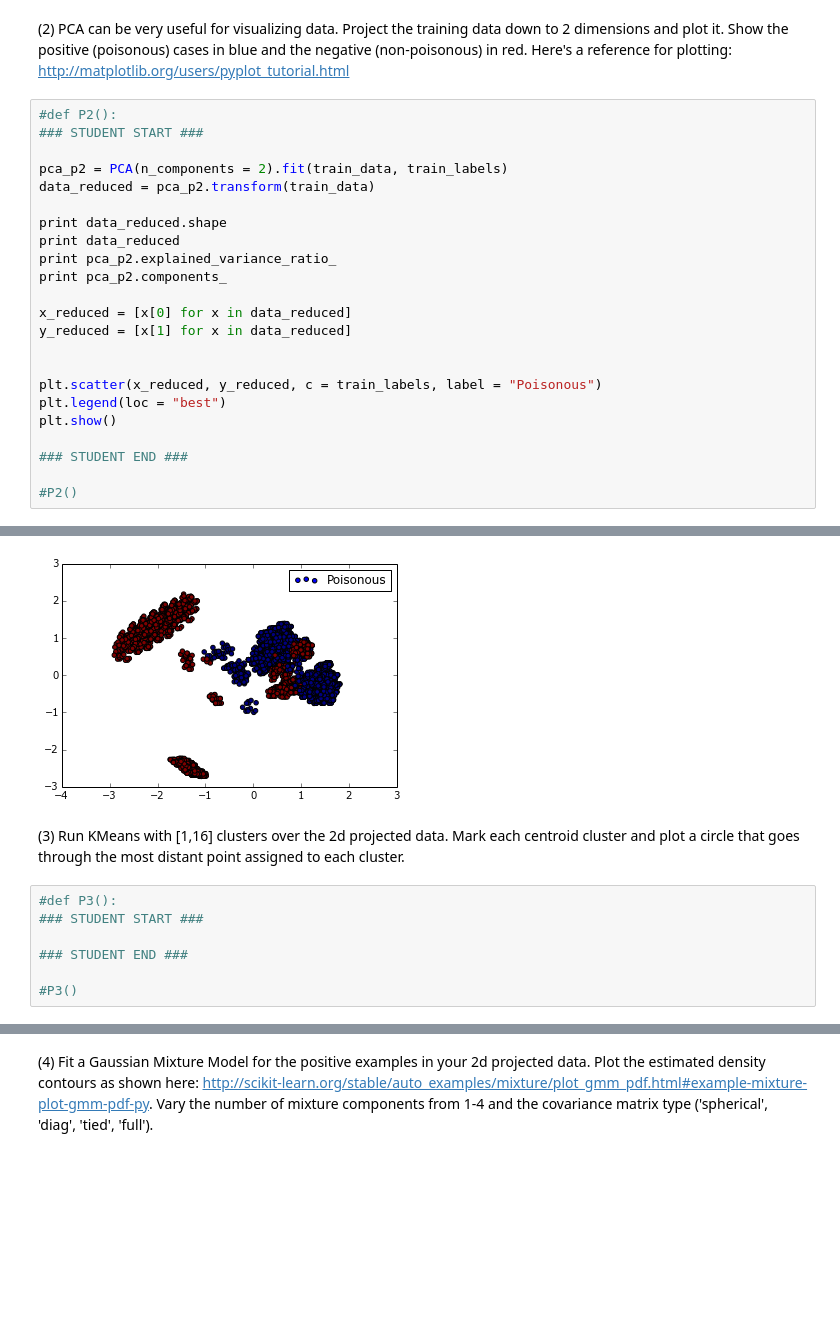
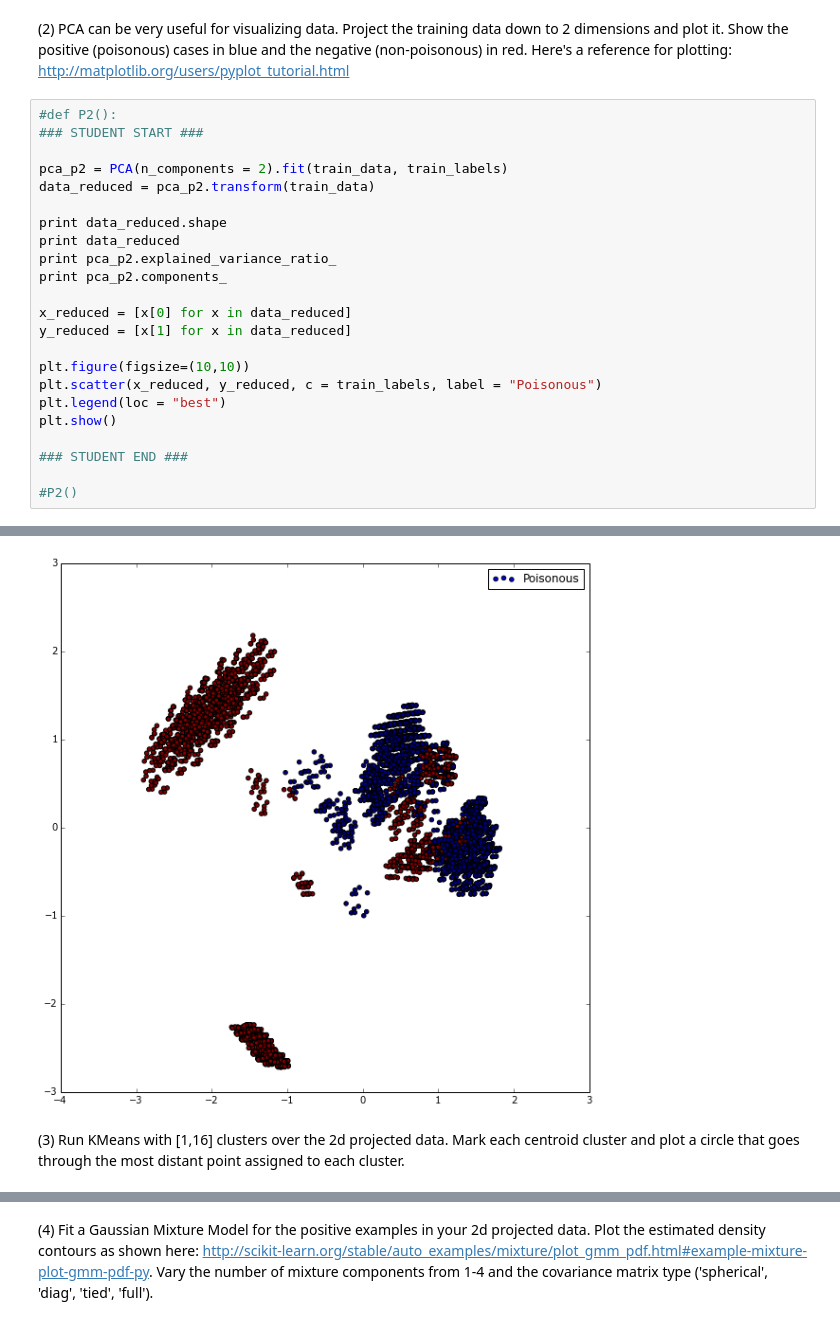
Before and after one commit to dails08/finna-be-avenger, a Jupyter notebook: chris_dailey_p3.ipynb, the cells around one changed output, grey strips where cells are left out. Saved outputs shown, nothing was run; the diff lists cells and outputs as text; blank space fills up the shorter version.

```diff
--- a/chris_dailey_p3.ipynb
+++ b/chris_dailey_p3.ipynb
@@ -110,41 +110,34 @@ print pca_p2.explained_variance_ratio_
 print pca_p2.components_
 
 x_reduced = [x[0] for x in data_reduced]
 y_reduced = [x[1] for x in data_reduced]
 
-
+plt.figure(figsize=(10,10))
 plt.scatter(x_reduced, y_reduced, c = train_labels, label = "Poisonous")
 plt.legend(loc = "best")
 plt.show()
 
 ### STUDENT END ###
 
 #P2()
 # %% [output]
 (7000, 2)
 [[ 1.05434454  0.89426308]
  [ 1.44383045  0.08008516]
  [ 1.54310134  0.28842409]
  ...,
  [ 0.84782643  0.5247949 ]
  [ 1.07204581 -0.23034774]
  [ 0.47873986  0.9996519 ]]
 [ 0.16404331  0.13323479]
 [[  3.29929942e-02   6.72137537e-05   4.21332937e-02  -3.55472180e-03
    -7.31074041e-02   1.46862424e-03   6.01322198e-02   2.85038529e-04
    -3.58473885e-02  -2.45698699e-02  -2.39168394e-02   6.84430421e-03
 ... (57 lines left out)
     8.49559042e-04   3.49848480e-02   1.08412736e-02   4.80686474e-03
     4.65636478e-02   6.46581577e-02  -1.61854792e-01  -1.12329385e-03
     6.55273750e-02   1.45086888e-03  -2.64509696e-02   8.93244500e-03
     9.89199854e-03  -5.82284240e-02]]
-[figure, old version]
+[figure, new version]
 # %% [markdown]
 (3) Run KMeans with [1,16] clusters over the 2d projected data. Mark each centroid cluster and plot a circle that goes through the most distant point assigned to each cluster.
-# %%
-#def P3():
-### STUDENT START ###
-
-### STUDENT END ###
-
-#P3()
```
Also changed, not shown: parts of 2 cells of this notebook, 1 other file.
